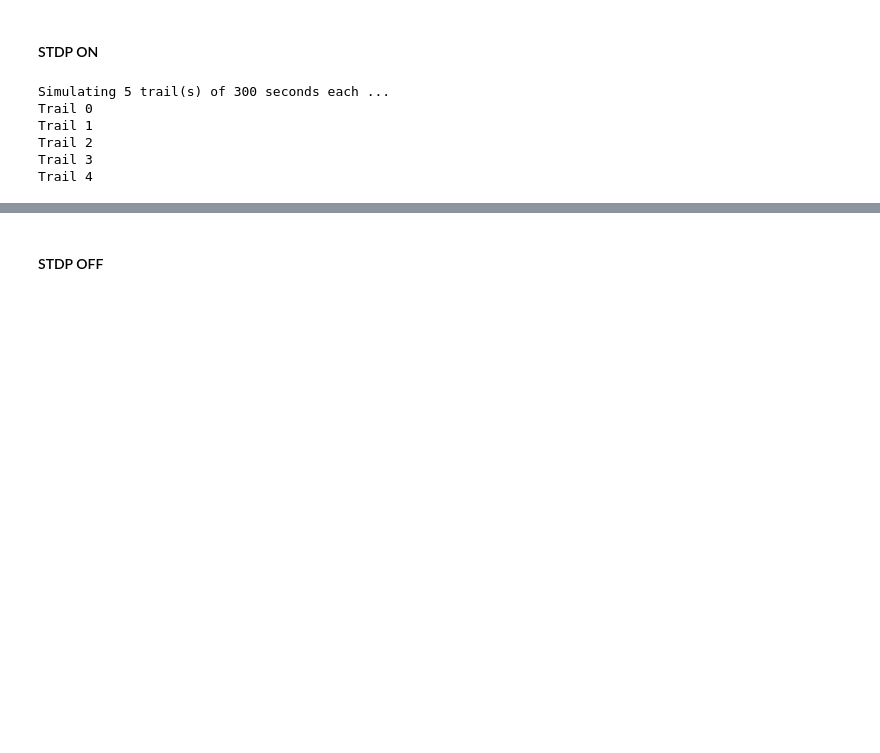
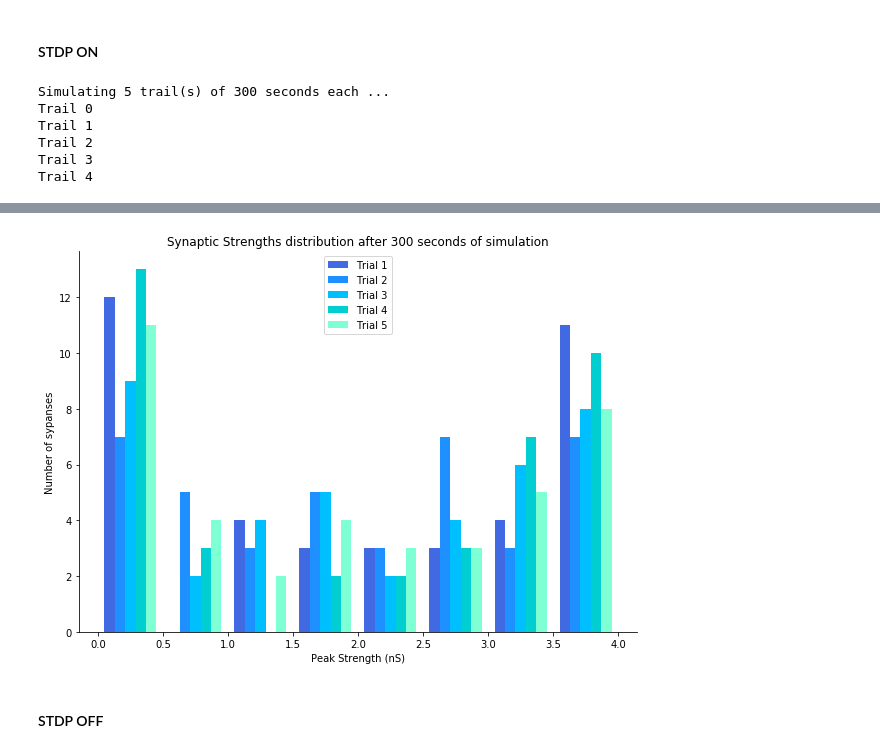
Before and after one commit to leanguardia/cneuroscience-cws, a Jupyter notebook: 3-LIF-Plasticity/B-Synapses.ipynb, the cells around one changed output, grey strips where cells are left out. Cells and saved outputs as stored; diff of their text form; code cells hidden in the pictures; blank space fills up the shorter version.

```diff
--- a/3-LIF-Plasticity/B-Synapses.ipynb
+++ b/3-LIF-Plasticity/B-Synapses.ipynb
@@ -247,0 +244,21 @@ plot_q2_synapse(title, "b_q2_strenghts", time_range, conductances_collection)
+# %%
+def plot_q2_dist(title, filename, time_range, collection):
+    fig = plt.figure(figsize=(10,7))
+    ax = fig.add_subplot()
+    ax.set_title(title)
+    ax.spines['right'].set_visible(False); ax.spines['top'].set_visible(False)
+    ax.set_xlabel("Peak Strength (nS)"); ax.set_ylabel("Number of sypanses")
+
+    x = (np.array(collection) * 1000).T
+    n_bins = 8
+    trails = x.shape[1]
+    colors = ["royalblue", "dodgerblue", "deepskyblue", "darkturquoise", "aquamarine"]
+    labels = [f"Trial {i+1}" for i in range(trails)]
+    ax.hist(x, bins=n_bins, color=colors, label=labels[:trails])
+    ax.legend(prop={'size': 10})
+    fig.savefig(f"plots/{filename}.png", dpi=100,bbox_inches='tight', pad_inches=0.2)
+
+title = "Synaptic Strengths distribution after 300 seconds of simulation"
+plot_q2_dist(title, f"b_q2_hist_stdp_on_{int(ti.time())}", time_range, conductances_collection)
+# %% [output]
+[figure, added]
```
Also changed, not shown: parts of 6 cells of this notebook, 1 other file.
